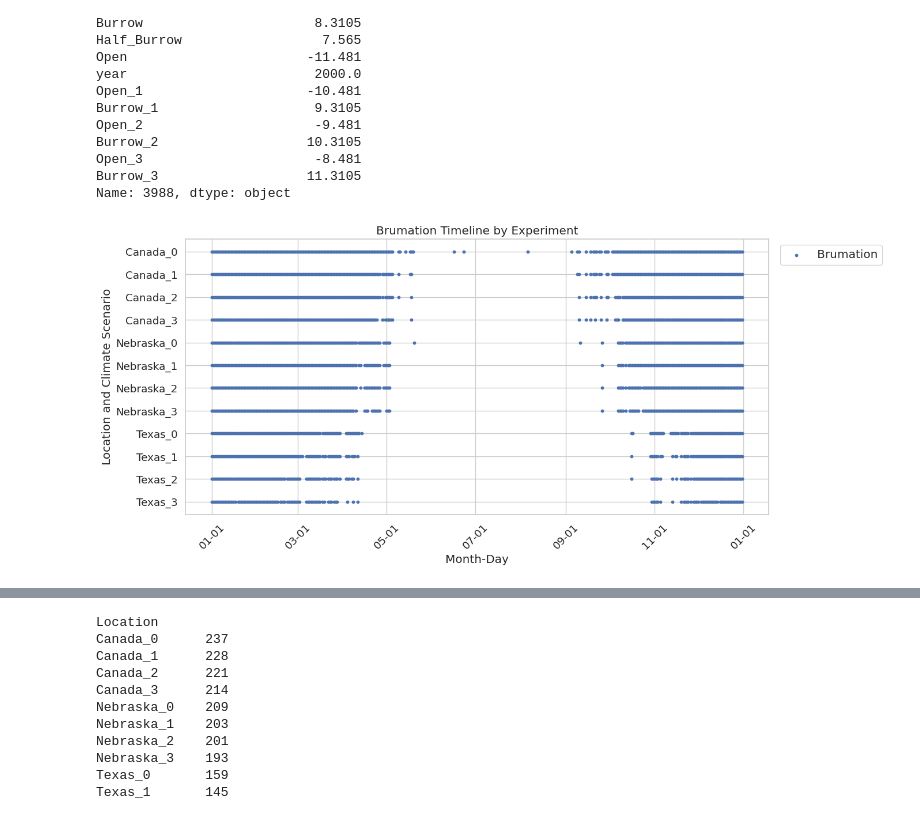
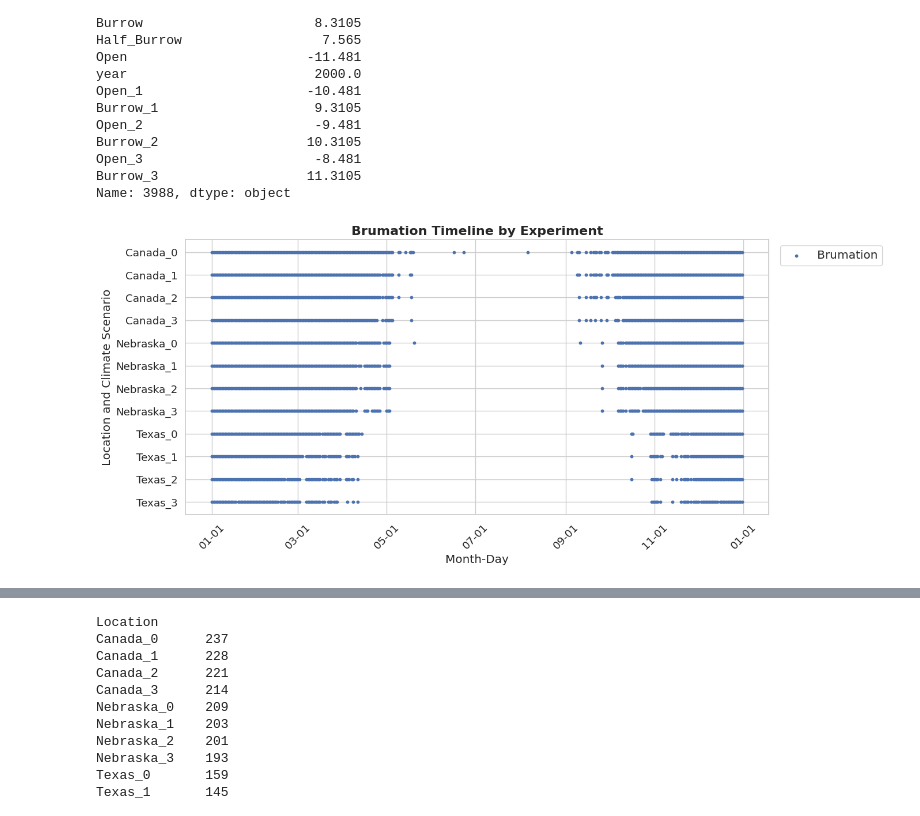
Before and after one commit to michaelremington2/suffugium, a Jupyter notebook: make_thermal_db/brumation.ipynb, the cells around one changed output, grey strips where cells are left out. Cells and saved outputs as stored; diff of their text form; code cells hidden in the pictures.

```diff
--- a/make_thermal_db/brumation.ipynb
+++ b/make_thermal_db/brumation.ipynb
@@ -98,18 +98,18 @@ brumination_df['Location'] = pd.Categorical(brumination_df['Location'], categori
 # %%
 sns.set(style="whitegrid",font_scale=1.2)
 plt.figure(figsize=(12, 6))
 
 plt.scatter(brumination_df['Date'], brumination_df['Location'], label='Brumation', s=10)
 plt.gca().xaxis.set_major_formatter(mdates.DateFormatter('%m-%d'))
-plt.title("Brumation Timeline by Experiment")
+plt.title("Brumation Timeline by Experiment", fontsize=16, fontweight='bold')
 plt.xlabel("Month-Day")
 plt.ylabel("Location and Climate Scenario")
 plt.tight_layout()
 plt.grid(True)
 plt.xticks(rotation=45)
 plt.legend(bbox_to_anchor=(1.01, 1), loc='upper left', fontsize='medium')
 plt.gca().invert_yaxis()
 plt.savefig('../../chapter_3_figures/brumation_timeline.png', dpi=300, bbox_inches='tight')
 plt.show()
 # %% [output]
-[figure, old version]
+[figure, new version]
```
Also changed, not shown: parts of 1 cell of this notebook.
